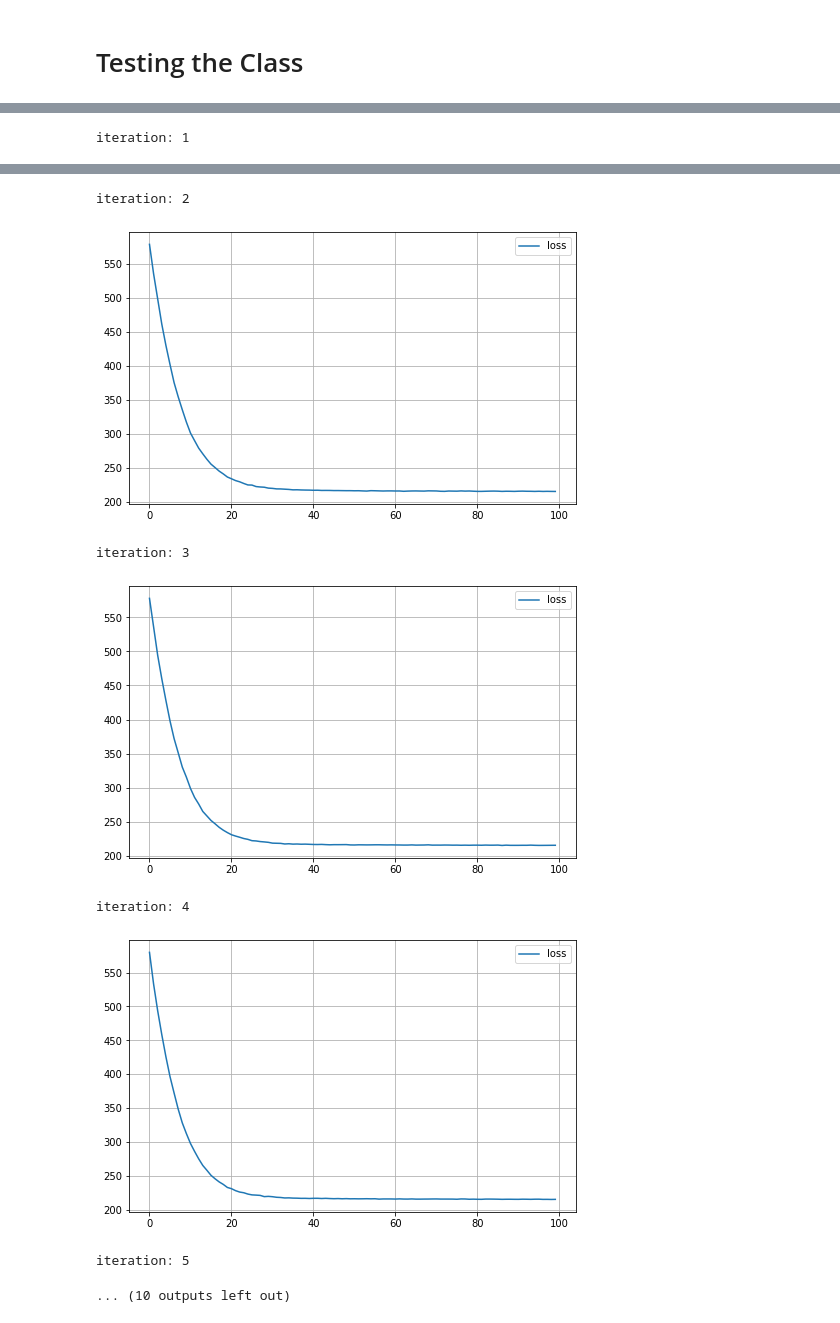
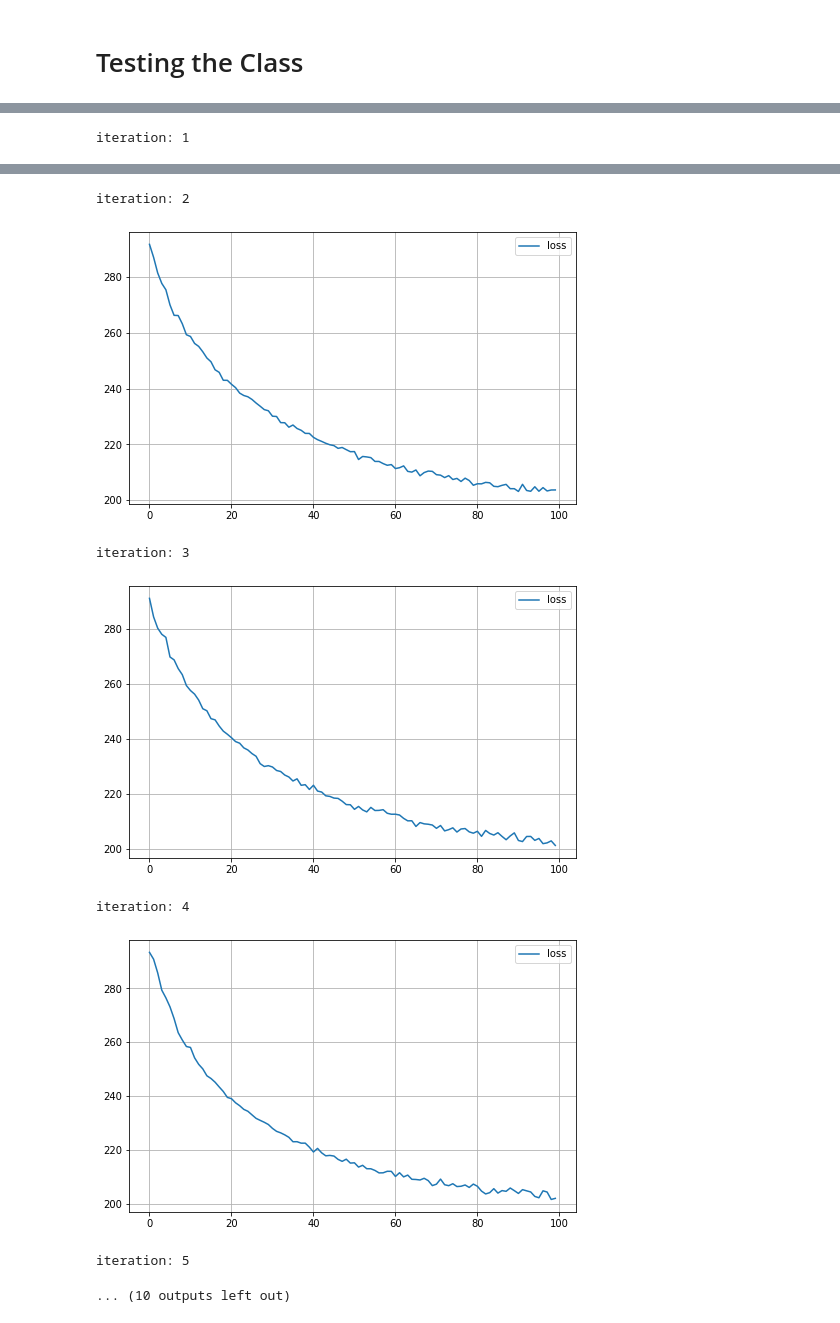
Before and after one commit to Jectrianama/GCCE_TEST, a Jupyter notebook: ROD1/tictactoe-oh_Rodrigues.ipynb, the cells around one changed output, grey strips where cells are left out. Saved outputs shown, nothing was run; the diff lists cells and outputs as text; code cells hidden in the pictures.

```diff
--- a/ROD1/tictactoe-oh_Rodrigues.ipynb
+++ b/ROD1/tictactoe-oh_Rodrigues.ipynb
@@ -168,6 +168,7 @@ class Keras_MA_CrowdL(): #transformer no va
           return scheduler
 
         initializer = tf.keras.initializers.GlorotNormal(seed=100)
+        initializer = tf.keras.initializers.GlorotUniform()
         #input X numpy array first dimension samples (N)x features (P)
         #input Y numpy array vector len = samples (N) x  annotators (R)
         P = X.shape[1]
@@ -197,11 +198,11 @@ class Keras_MA_CrowdL(): #transformer no va
         h1 = tf.keras.layers.Dense(int(P*self.neurons*(self.K+self.R)),activation='selu',name='h1', bias_initializer='zeros', kernel_initializer=initializer,
                               kernel_regularizer=tf.keras.regularizers.l1_l2(l1=self.l1_param,l2=self.l2_param))(input_l_do)#argumento de entrada
        # h1 = tf.keras.layers.BatchNormalization()(h1)
-        h1 = tf.keras.layers.AlphaDropout(rate=self.dropout)(h1)
+        h1 = tf.keras.layers.Dropout(rate=self.dropout)(h1)
         h2 = tf.keras.layers.Dense(int(P*(self.K+self.R)),activation='selu',name='h2', bias_initializer='zeros', kernel_initializer=initializer,
                               kernel_regularizer=tf.keras.regularizers.l1_l2(l1=self.l1_param,l2=self.l2_param))(h1)
         #h2 = tf.keras.layers.BatchNormalization()(h2)
-        dout = tf.keras.layers.AlphaDropout(rate=self.dropout)(h2)
+        dout = tf.keras.layers.Dropout(rate=self.dropout)(h2)
         output_dense = tf.keras.layers.Dense(self.K,activation="softmax",name='output',
                                kernel_regularizer=tf.keras.regularizers.l1_l2(l1=self.l1_param,l2=self.l2_param))(dout)
         output= CrowdsClassification(self.K, self.R, conn_type="MW")(output_dense) #Classes x Annotators
@@ -747,7 +748,7 @@ Y_true_train_K = np.matlib.repmat(Y_true_train,1, Y_train.shape[1])#testing MA a
 from sklearn.metrics import classification_report, balanced_accuracy_score, roc_auc_score
 from sklearn.metrics import normalized_mutual_info_score, mutual_info_score, adjusted_mutual_info_score
 import pandas as pd
-l1 =0.1
+l1 =0.01
 NUM_RUNS =10
 custom_loss = "Rod"
 
@@ -758,7 +759,7 @@ for i in range(NUM_RUNS):
     print("iteration: " + str(i))
 
     MA = Keras_MA_CrowdL(epochs=100,batch_size=64,R= Y_train.shape[1], K=len(np.unique(Y_true_test)), dropout=0.25, learning_rate=0.001,optimizer='Adam',
-                l1_param=l1,  validation_split=0, verbose=0, neurons=1.5)
+                l1_param=l1,  validation_split=0, verbose=0, neurons=4)
 
     MA.fit(X_train, Y_train)
     MA.plot_history()
@@ -808,9 +809,9 @@ iteration: 1
 iteration: 2
-[figure, old version]
+[figure, new version]
 iteration: 3
-[figure, old version]
+[figure, new version]
 iteration: 4
-[figure, old version]
+[figure, new version]
 iteration: 5
 ... (10 outputs left out)
 # %%
```
Also changed, not shown: parts of 5 cells of this notebook.
